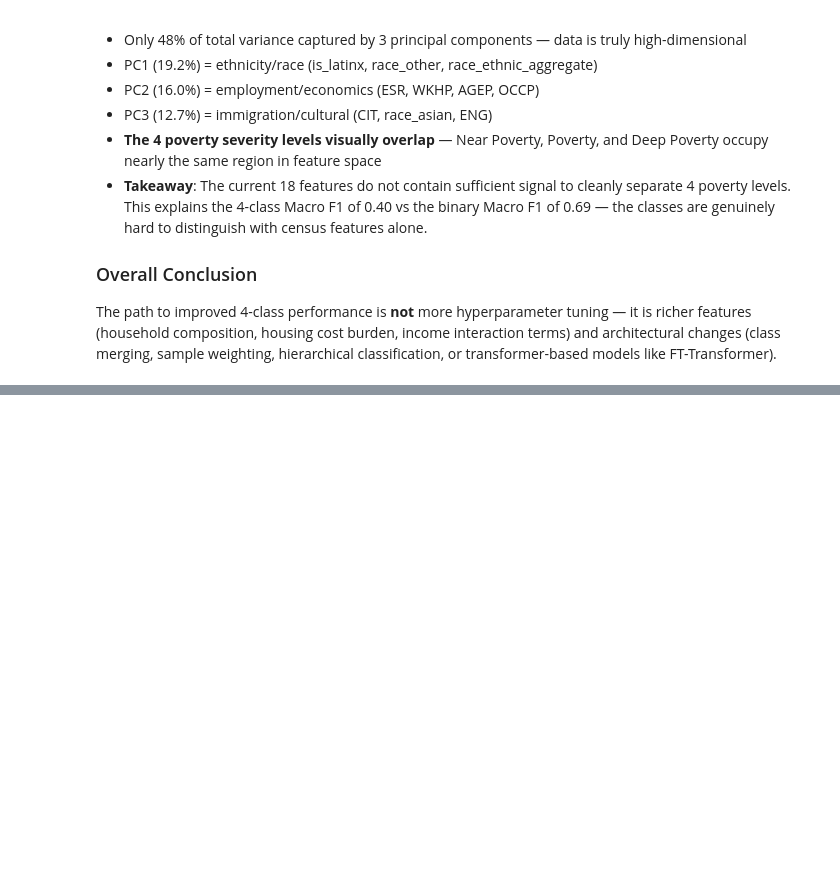
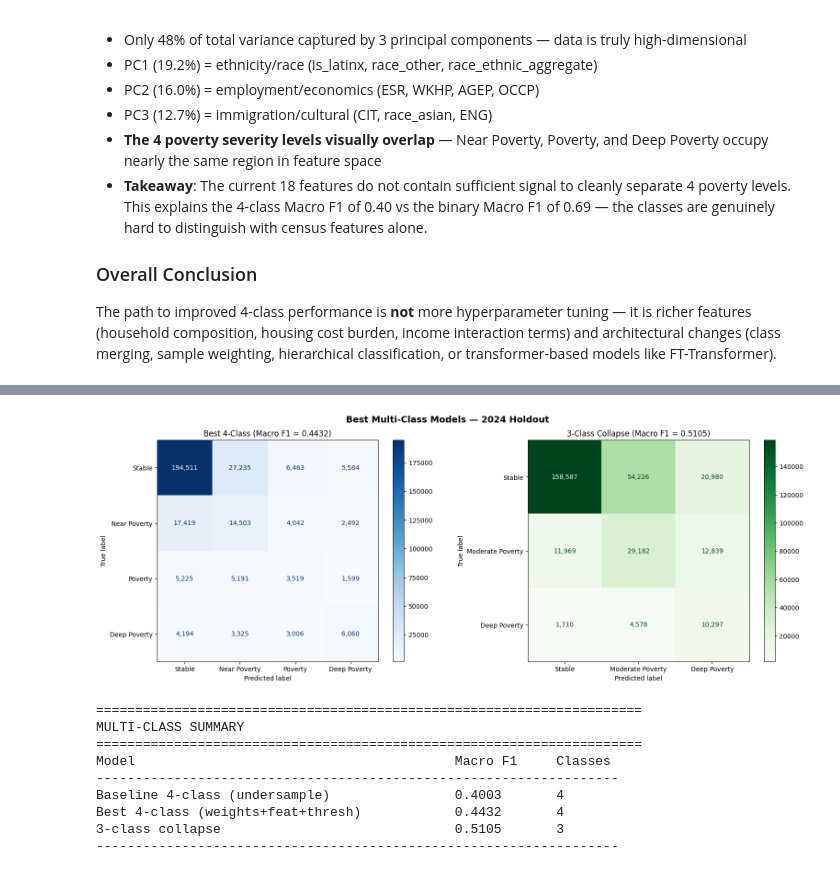
Before and after one commit to ingridalt/DSC-288R-CAPSTONE, a Jupyter notebook: 4_Models/4c_XGBoost_Model.ipynb, the cells around one changed output, grey strips where cells are left out. Drawn from its saved outputs; the diff is of its cells as text; code cells hidden in the pictures; blank space fills up the shorter version.

```diff
--- a/4_Models/4c_XGBoost_Model.ipynb
+++ b/4_Models/4c_XGBoost_Model.ipynb
@@ -1464,0 +1568,62 @@ The path to improved 4-class performance is **not** more hyperparameter tuning
+# %%
+# ── Best Overall: 3-Class Collapse (Stable / Moderate Poverty / Deep Poverty) ──
+# Merge Near Poverty (1) + Poverty (2) → Moderate Poverty (1), Deep Poverty (3) → 2
+y_train_3 = y_train_multi.replace({2: 1, 3: 2})
+y_test_3 = y_test_multi.replace({2: 1, 3: 2})
+class_names_3 = ['Stable', 'Moderate Poverty', 'Deep Poverty']
+
+print('3-class distribution (test):')
+for cls, name in enumerate(class_names_3):
+    n = (y_test_3 == cls).sum()
+    print(f'  {name}: {n:,} ({n/len(y_test_3)*100:.1f}%)')
+
+rus_3 = RandomUnderSampler(random_state=42)
+X_tr_3_us, y_tr_3_us = rus_3.fit_resample(X_train_final, y_train_3)
+
+xgb_3class = xgb.XGBClassifier(
+    objective='multi:softmax', num_class=3,
+    max_depth=6, learning_rate=0.1, n_estimators=500,
+    subsample=0.8, colsample_bytree=0.8,
+    eval_metric='mlogloss', early_stopping_rounds=30,
+    random_state=42, n_jobs=-1
+)
+xgb_3class.fit(X_tr_3_us, y_tr_3_us, eval_set=[(X_test_final, y_test_3)], verbose=False)
+
+y_pred_3 = xgb_3class.predict(X_test_final)
+
+print(f'\n=== 3-Class Collapse (Stable / Moderate Poverty / Deep Poverty) ===')
+print(classification_report(y_test_3, y_pred_3, target_names=class_names_3))
+print(f'Macro F1: {f1_score(y_test_3, y_pred_3, average="macro"):.4f}')
+print(f'Balanced Accuracy: {balanced_accuracy_score(y_test_3, y_pred_3):.4f}')
+
+# Side-by-side confusion matrices
+fig, axes = plt.subplots(1, 2, figsize=(16, 6))
+
+ConfusionMatrixDisplay.from_predictions(
+    y_test_multi, y_pred_best4, display_labels=class_names_multi,
+    ax=axes[0], cmap='Blues', values_format=','
+)
+axes[0].set_title(f'Best 4-Class (Macro F1 = {f1_score(y_test_multi, y_pred_best4, average="macro"):.4f})')
+
+ConfusionMatrixDisplay.from_predictions(
+    y_test_3, y_pred_3, display_labels=class_names_3,
+    ax=axes[1], cmap='Greens', values_format=','
+)
+axes[1].set_title(f'3-Class Collapse (Macro F1 = {f1_score(y_test_3, y_pred_3, average="macro"):.4f})')
+
+plt.suptitle('Best Multi-Class Models — 2024 Holdout', fontsize=14, fontweight='bold')
+plt.tight_layout()
+plt.savefig('../3_Data_Preprocessing/preprocessing_data/best_multiclass_comparison.png', dpi=150, bbox_inches='tight')
+plt.show()
+
+# Final summary
+print(f'\n{"="*70}')
+print(f'MULTI-CLASS SUMMARY')
+print(f'{"="*70}')
+print(f'{"Model":<45} {"Macro F1":<12} {"Classes":<10}')
+print(f'{"-"*67}')
+print(f'{"Baseline 4-class (undersample)":<45} {"0.4003":<12} {"4":<10}')
+print(f'{"Best 4-class (weights+feat+thresh)":<45} {f1_score(y_test_multi, y_pred_best4, average="macro"):<12.4f} {"4":<10}')
+print(f'{"3-class collapse":<45} {f1_score(y_test_3, y_pred_3, average="macro"):<12.4f} {"3":<10}')
+print(f'{"-"*67}')
+# %% [output]
@@ -1464,0 +1648,10 @@ The path to improved 4-class performance is **not** more hyperparameter tuning
+[figure, added]
+======================================================================
+MULTI-CLASS SUMMARY
+======================================================================
+Model                                         Macro F1     Classes
+-------------------------------------------------------------------
+Baseline 4-class (undersample)                0.4003       4
+Best 4-class (weights+feat+thresh)            0.4432       4
+3-class collapse                              0.5105       3
+-------------------------------------------------------------------
```
Also changed, not shown: parts of 5 cells of this notebook.
